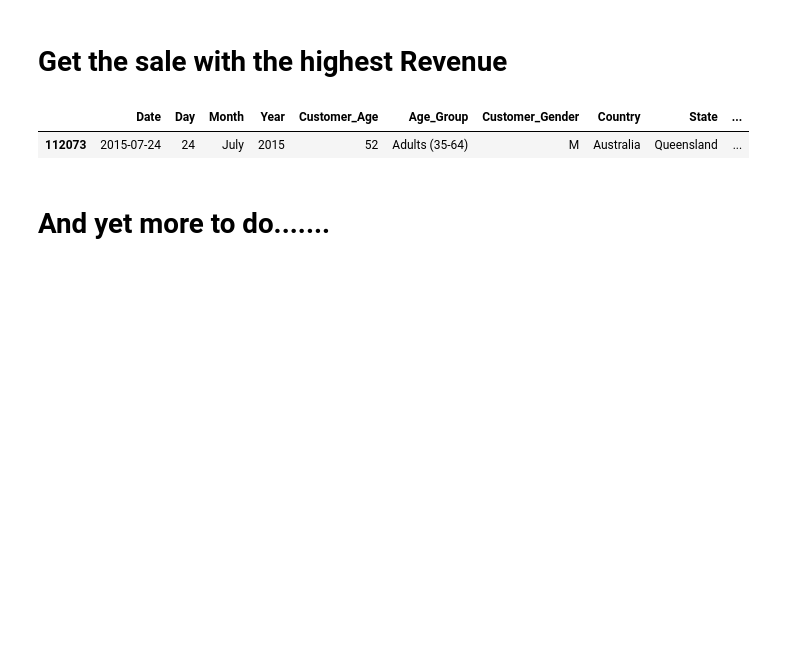
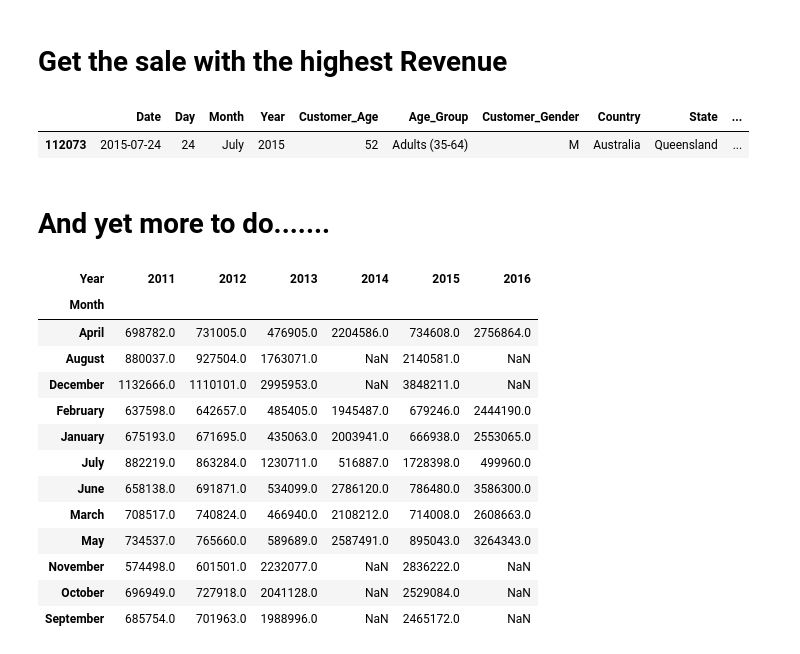
Before and after one commit to i-am-subir/Exercise-Building-, a Jupyter notebook: Exercise_1/Exercise-1.ipynb, the cells around one changed output. Drawn from its saved outputs; the diff is of its cells as text; code cells hidden in the pictures; blank space fills up the shorter version.

```diff
--- a/Exercise_1/Exercise-1.ipynb
+++ b/Exercise_1/Exercise-1.ipynb
@@ -370,3 +370,23 @@ df[df['Revenue']==df['Revenue'].max()]
 | 112073 | 2015-07-24 | 24 | July | 2015 | 52 | Adults (35-64) | M | Australia | Queensland | ... |
 # %% [markdown]
 # And yet  more to do.......
+# %%
+#  let's make a GroupBy filter of Revenue share yearly and monthly.
+
+meta_2 = df.groupby(by=['Month','Year']).sum()['Revenue'].unstack()
+meta_2
+# %% [output]
+| Year | 2011 | 2012 | 2013 | 2014 | 2015 | 2016 |
+| Month |  |  |  |  |  |  |
+| April | 698782.0 | 731005.0 | 476905.0 | 2204586.0 | 734608.0 | 2756864.0 |
+| August | 880037.0 | 927504.0 | 1763071.0 | NaN | 2140581.0 | NaN |
+| December | 1132666.0 | 1110101.0 | 2995953.0 | NaN | 3848211.0 | NaN |
+| February | 637598.0 | 642657.0 | 485405.0 | 1945487.0 | 679246.0 | 2444190.0 |
+| January | 675193.0 | 671695.0 | 435063.0 | 2003941.0 | 666938.0 | 2553065.0 |
+| July | 882219.0 | 863284.0 | 1230711.0 | 516887.0 | 1728398.0 | 499960.0 |
+| June | 658138.0 | 691871.0 | 534099.0 | 2786120.0 | 786480.0 | 3586300.0 |
+| March | 708517.0 | 740824.0 | 466940.0 | 2108212.0 | 714008.0 | 2608663.0 |
+| May | 734537.0 | 765660.0 | 589689.0 | 2587491.0 | 895043.0 | 3264343.0 |
+| November | 574498.0 | 601501.0 | 2232077.0 | NaN | 2836222.0 | NaN |
+| October | 696949.0 | 727918.0 | 2041128.0 | NaN | 2529084.0 | NaN |
+| September | 685754.0 | 701963.0 | 1988996.0 | NaN | 2465172.0 | NaN |
```
Also changed, not shown: parts of 2 cells of this notebook.
